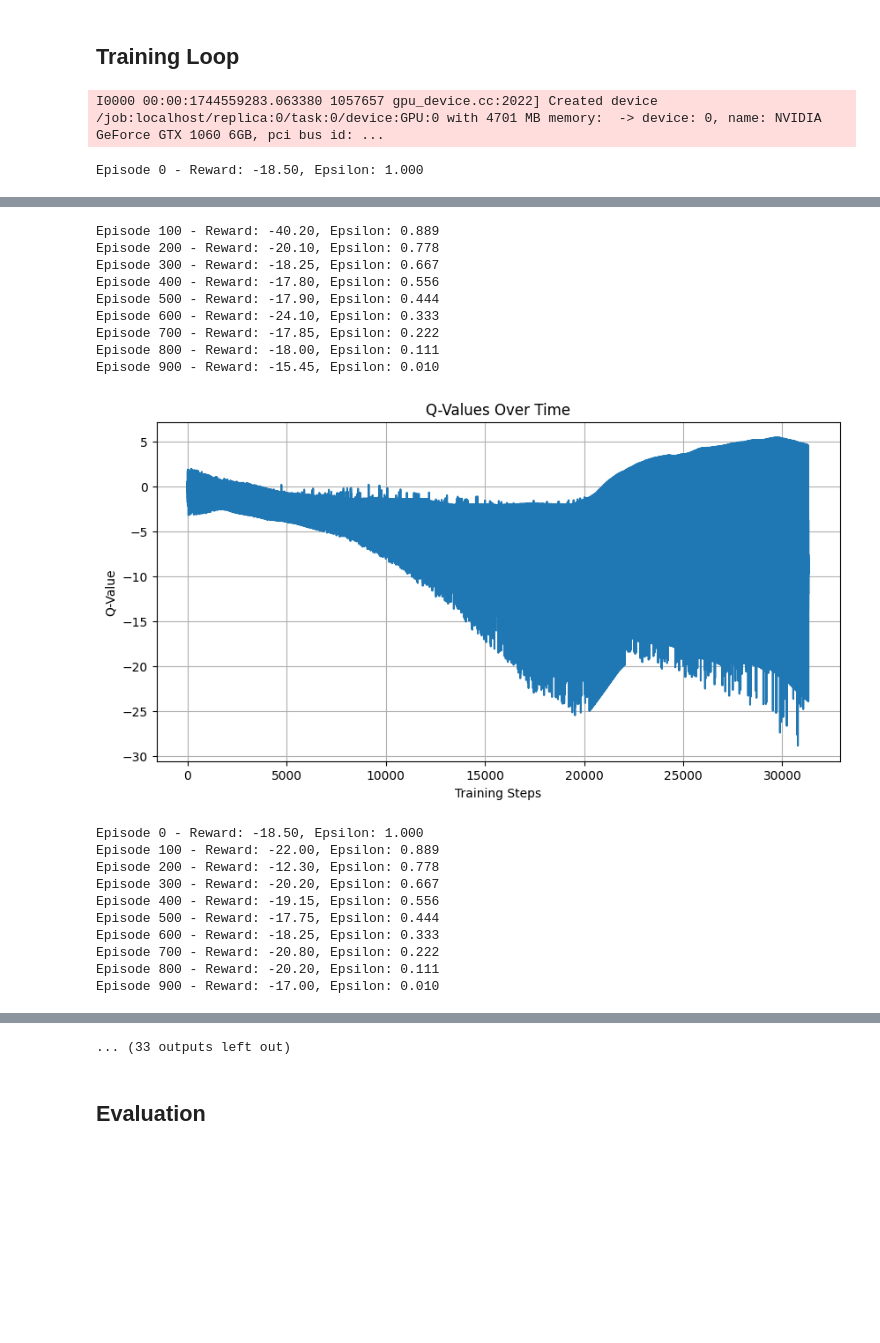
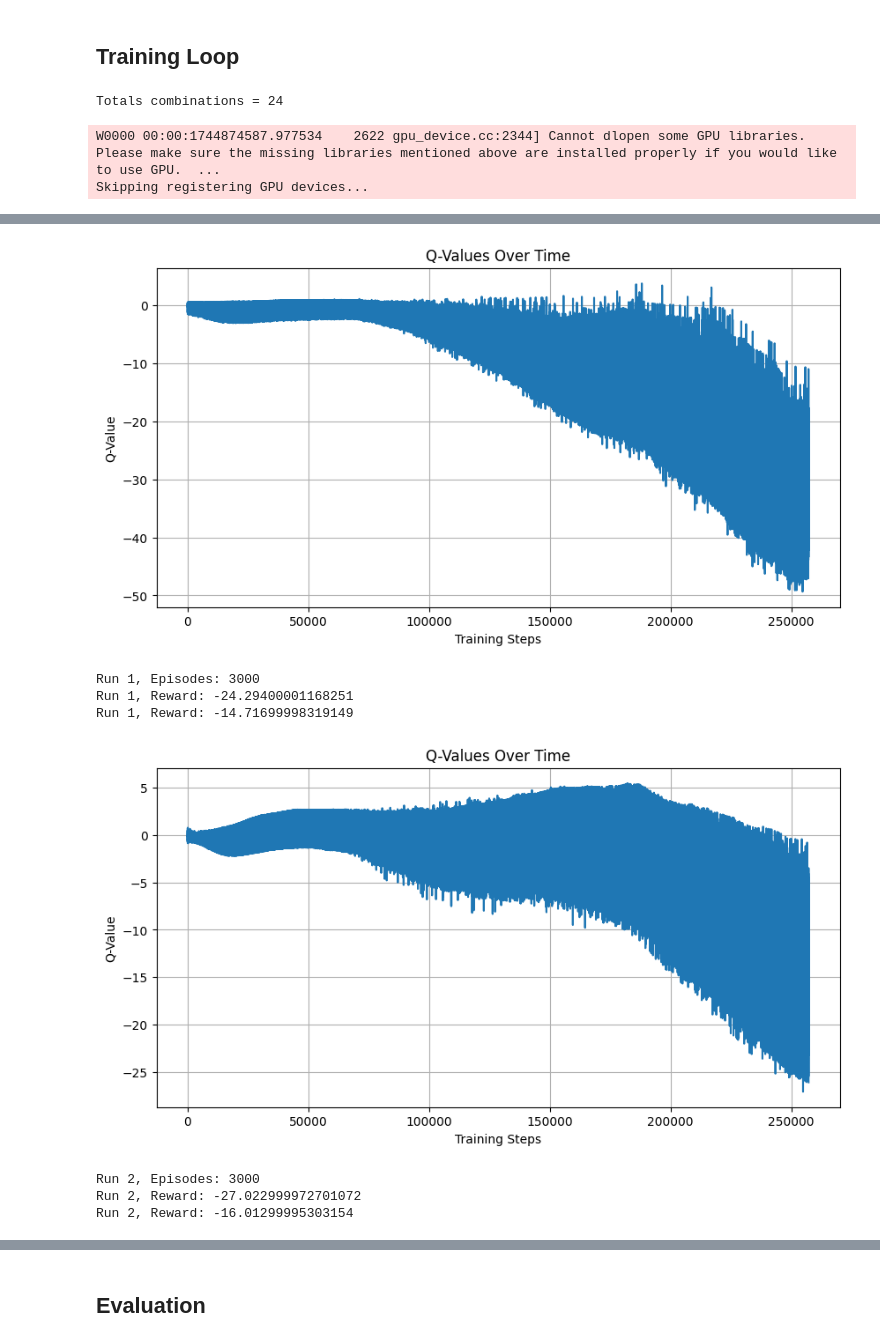
Before and after one commit to ArtLiathain/FYP, a Jupyter notebook: PythonMazeInteraction/DQNParams.ipynb, the cells around one changed output, grey strips where cells are left out. Drawn from its saved outputs; the diff is of its cells as text; code cells hidden in the pictures; blank space fills up the shorter version.

```diff
--- a/PythonMazeInteraction/DQNParams.ipynb
+++ b/PythonMazeInteraction/DQNParams.ipynb
@@ -105,13 +105,13 @@ def action_result_to_input_vector(state, info):
         ap.get(maze_library.Direction.West, 0),
         vp.get(maze_library.Direction.West, False),
         info.previous_direction,
-        state.current_location[0],
-        state.current_location[1],
-        state.end_node[0],
-        state.end_node[1],
-        info.previous_node[0],
-        info.previous_node[1],
-        info.manhattan_distance,
+        state.current_location[0]/maze_width,
+        state.current_location[1]/maze_width,
+        state.end_node[0]/maze_width,
+        state.end_node[1]/maze_width,
+        info.previous_node[0]/maze_width,
+        info.previous_node[1]/maze_width,
+        info.manhattan_distance/maze_width,
         info.goal_dx,
         info.goal_dy,
         info.visited_amount
@@ -141,17 +141,12 @@ def epsilon_greedy_policy(state, epsilon, model):
     return np.argmax(Q_values)
 
 def sample_experiences(batch_size, replay_buffer):
-    sorted_experiences = sorted(replay_buffer, key=lambda exp: abs(exp[2]), reverse=True)
-    half_batch = batch_size // 2
-    if len(sorted_experiences) < batch_size:
-        batch = sorted_experiences
-    else:
-        high_priority = sorted_experiences[:half_batch]
-        random_other = [sorted_experiences[i] for i in np.random.choice(len(sorted_experiences), half_batch, replace=False)]
-        batch = high_priority + random_other
+    indices = np.random.choice(len(replay_buffer), min(len(replay_buffer), batch_size), replace=False)
+    batch = [replay_buffer[i] for i in indices]
+
     return [
-        np.array([experience[i] for experience in batch], dtype=np.float32)
-        for i in range(6)
+        np.array([experience[field_index] for experience in batch], dtype=np.float32)
+        for field_index in range(6)
     ]
 # %%
 
@@ -203,6 +198,7 @@ def run_single_experiment(hyperprm, run_id):
     highest_reward = -float("inf")
     model, optimizer, loss_fn = create_model(hyperprm)
     replay_buffer = deque(maxlen=hyperprm["replay_buffer_size"])
+    print(f"Run {run_id}, Episodes: {hyperprm['episodes']}")
 
     for episode in range(hyperprm["episodes"]):
         result = env.reset()
@@ -217,15 +213,15 @@ def run_single_experiment(hyperprm, run_id):
             if done or truncated:
                 break
 
-        if episode > hyperprm["train_after"]:
+        if episode > (hyperprm["episodes"] * 0.33):
             training_step(model, optimizer, loss_fn, hyperprm, replay_buffer, q_value_log)
 
         if cumulative_reward > highest_reward:
             highest_reward = cumulative_reward
             best_weights = model.get_weights()
 
-        if episode % hyperprm["log_every"] == 0:
-            print(f"Episode {episode} - Reward: {cumulative_reward:.2f}, Epsilon: {epsilon:.3f}")
+        if episode % hyperprm["log_every"] == 0 and episode != 0:
+            print(f"Run {run_id}, Reward: {np.average(all_episode_rewards[-100:])}")
 
         # if episode % hyperprm["q_log_every"] == 0 and episode > 0:
 
@@ -235,16 +231,19 @@ def run_single_experiment(hyperprm, run_id):
 
     model.set_weights(best_weights)
     return {
-        "params": hyperparams,
+        "params": hyperprm,
         "rewards": all_episode_rewards,
         "q_values": q_value_log,
         "final_model": model,
     }
 # %%
 results = []
-for i, combo in enumerate(generate_param_combinations(hyperparams)):
+combo_params = list(generate_param_combinations(hyperparams))
+print(f"Totals combinations = {len(combo_params)}")
+for i, combo in enumerate(combo_params):
     merged_params = {**shared_params, **combo}
     results.append(run_single_experiment(merged_params, run_id=i))
 # %% [output]
-I0000 00:00:1744559283.063380 1057657 gpu_device.cc:2022] Created device /job:localhost/replica:0/task:0/device:GPU:0 with 4701 MB memory:  -> device: 0, name: NVIDIA GeForce GTX 1060 6GB, pci bus id: ...
+Totals combinations = 24
-Episode 0 - Reward: -18.50, Epsilon: 1.000
+W0000 00:00:1744874587.977534    2622 gpu_device.cc:2344] Cannot dlopen some GPU libraries. Please make sure the missing libraries mentioned above are installed properly if you would like to use GPU.  ...
+Skipping registering GPU devices...
@@ -257,20 +253,8 @@ I0000 00:00:1744559284.053598 1057770 device_compiler.h:188] Compiled cluster us
+[figure, new version]
-Episode 100 - Reward: -40.20, Epsilon: 0.889
-Episode 200 - Reward: -20.10, Epsilon: 0.778
-Episode 300 - Reward: -18.25, Epsilon: 0.667
-Episode 400 - Reward: -17.80, Epsilon: 0.556
-Episode 500 - Reward: -17.90, Epsilon: 0.444
-Episode 600 - Reward: -24.10, Epsilon: 0.333
-Episode 700 - Reward: -17.85, Epsilon: 0.222
-Episode 800 - Reward: -18.00, Epsilon: 0.111
-Episode 900 - Reward: -15.45, Epsilon: 0.010
+Run 1, Episodes: 3000
+Run 1, Reward: -24.29400001168251
+Run 1, Reward: -14.71699998319149
-[figure, old version]
+[figure, new version]
-Episode 0 - Reward: -18.50, Epsilon: 1.000
-Episode 100 - Reward: -22.00, Epsilon: 0.889
-Episode 200 - Reward: -12.30, Epsilon: 0.778
-Episode 300 - Reward: -20.20, Epsilon: 0.667
-Episode 400 - Reward: -19.15, Epsilon: 0.556
-Episode 500 - Reward: -17.75, Epsilon: 0.444
-Episode 600 - Reward: -18.25, Epsilon: 0.333
-Episode 700 - Reward: -20.80, Epsilon: 0.222
-Episode 800 - Reward: -20.20, Epsilon: 0.111
-Episode 900 - Reward: -17.00, Epsilon: 0.010
+Run 2, Episodes: 3000
+Run 2, Reward: -27.022999972701072
+Run 2, Reward: -16.01299995303154
@@ -310,3 +269,2 @@ Episode 900 - Reward: -17.50, Epsilon: 0.010
-... (33 outputs left out)
 # %% [markdown]
  ## Evaluation
```
Also changed, not shown: parts of 8 cells of this notebook, 9 other files.
